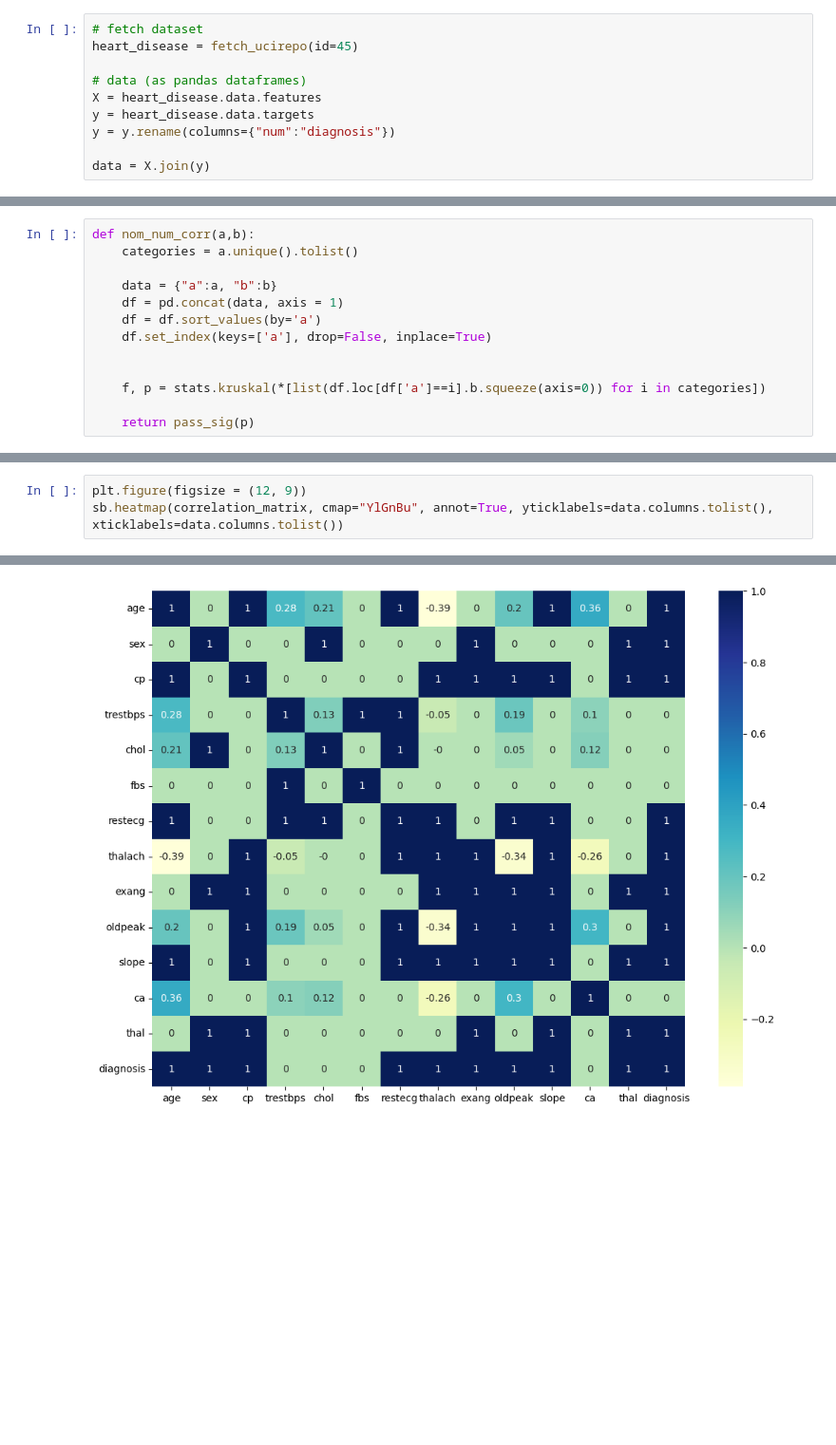
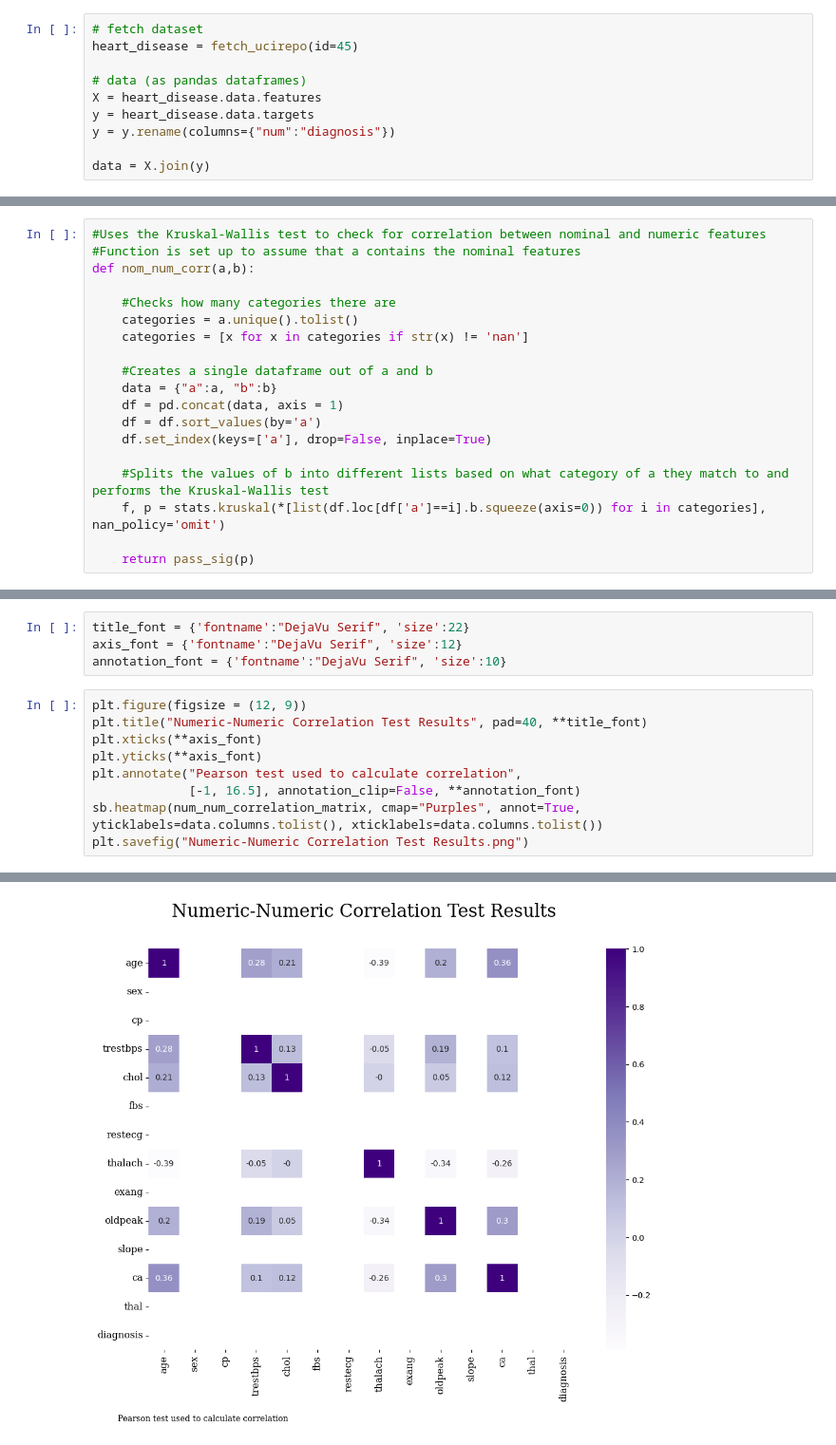
Before and after one commit to hetricke/datamining-project, a Jupyter notebook: correlation-testing.ipynb, the cells around one changed output, grey strips where cells are left out. Shown: that part at 95% size. Saved outputs shown, nothing was run; the diff lists cells and outputs as text; blank space fills up the shorter version.

Commit message:
Completed correlation testing

```diff
--- a/correlation-testing.ipynb
+++ b/correlation-testing.ipynb
@@ -65,15 +71,21 @@ def nominal_corr(a, b):
 def numeric_corr(a, b) : return a.corr(b, 'pearson')
 # %%
+#Uses the Kruskal-Wallis test to check for correlation between nominal and numeric features
+#Function is set up to assume that a contains the nominal features
 def nom_num_corr(a,b):
+
+    #Checks how many categories there are
     categories = a.unique().tolist()
+    categories = [x for x in categories if str(x) != 'nan']
 
+    #Creates a single dataframe out of a and b
     data = {"a":a, "b":b}
     df = pd.concat(data, axis = 1)
     df = df.sort_values(by='a')
     df.set_index(keys=['a'], drop=False, inplace=True)
 
-
-    f, p = stats.kruskal(*[list(df.loc[df['a']==i].b.squeeze(axis=0)) for i in categories])
+    #Splits the values of b into different lists based on what category of a they match to and performs the Kruskal-Wallis test
+    f, p = stats.kruskal(*[list(df.loc[df['a']==i].b.squeeze(axis=0)) for i in categories], nan_policy='omit')
 
     return pass_sig(p)
 # %%
@@ -101,4 +128,14 @@ for i_name, i, in data.items():
+# %%
+title_font = {'fontname':"DejaVu Serif", 'size':22}
+axis_font = {'fontname':"DejaVu Serif", 'size':12}
+annotation_font = {'fontname':"DejaVu Serif", 'size':10}
 # %%
 plt.figure(figsize = (12, 9))
-sb.heatmap(correlation_matrix, cmap="YlGnBu", annot=True, yticklabels=data.columns.tolist(), xticklabels=data.columns.tolist())
+plt.title("Numeric-Numeric Correlation Test Results", pad=40, **title_font)
+plt.xticks(**axis_font)
+plt.yticks(**axis_font)
+plt.annotate("Pearson test used to calculate correlation",
+             [-1, 16.5], annotation_clip=False, **annotation_font)
+sb.heatmap(num_num_correlation_matrix, cmap="Purples", annot=True, yticklabels=data.columns.tolist(), xticklabels=data.columns.tolist())
+plt.savefig("Numeric-Numeric Correlation Test Results.png")
 # %% [output]
@@ -106 +142 @@ sb.heatmap(correlation_matrix, cmap="YlGnBu", annot=True, yticklabels=data.colum
-[figure, old version]
+[figure, new version]
```
Also changed, not shown: parts of 12 cells of this notebook, 4 other files.
